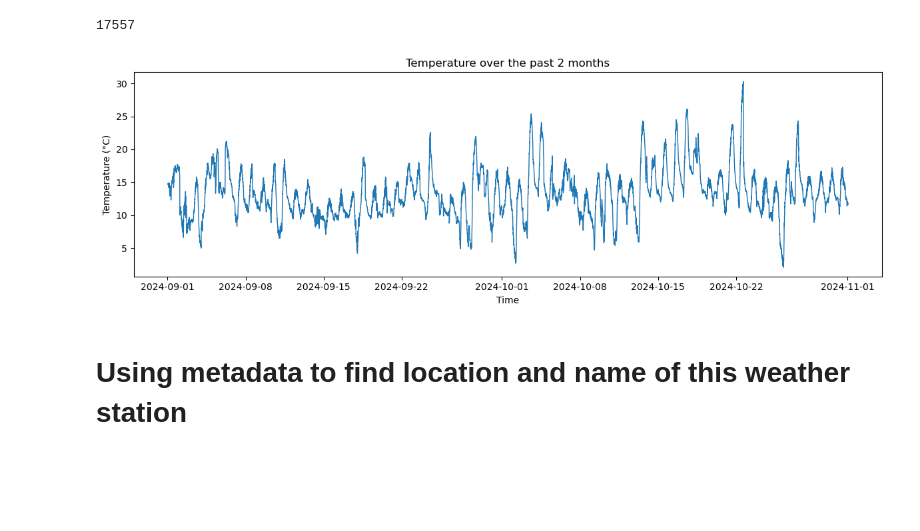
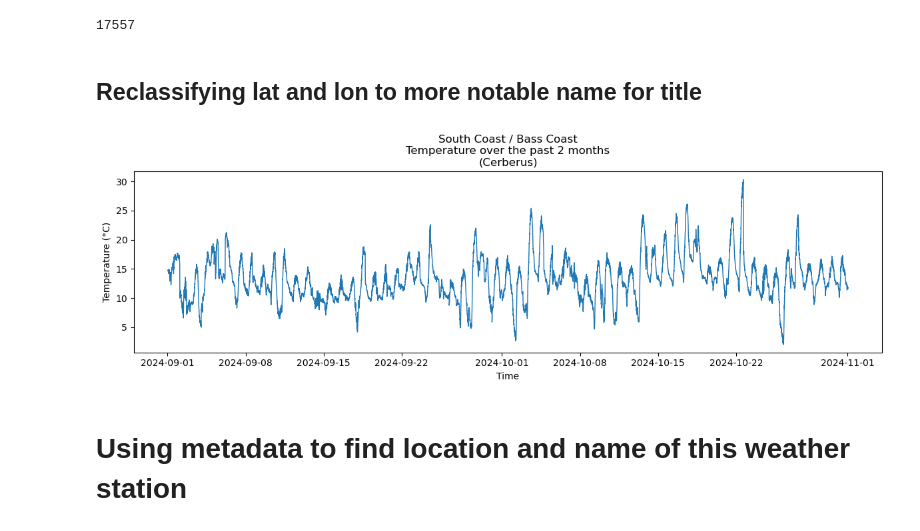
Before and after one commit to 21centuryweather/aus_substation_electricity, a Jupyter notebook: pia_notebooks/QLD_VIC_data/basic_weather_obs_plotting.ipynb, the cells around one changed output. Cells and saved outputs as stored; diff of their text form; code cells hidden in the pictures; blank space fills up the shorter version.

```diff
--- a/pia_notebooks/QLD_VIC_data/basic_weather_obs_plotting.ipynb
+++ b/pia_notebooks/QLD_VIC_data/basic_weather_obs_plotting.ipynb
@@ -71,3 +71,5 @@ df_recent = df[df["timestamp"] >= cutoff]
 len(df_recent)
 # %% [output]
 17557
+# %% [markdown]
+## Reclassifying lat and lon to more notable name for title
@@ -74,20 +89,21 @@ len(df_recent)
 # %%
-#ploting temperature vs time
-import matplotlib.pyplot as plt
-
 plt.figure(figsize=(12, 4))
 plt.plot(
     df_recent["timestamp"],
     df_recent[temp_col],
     linewidth=1
 )
+
 plt.xlabel("Time")
 plt.ylabel("Temperature (°C)")
-plt.title("Temperature over the past 2 months")
+plt.title(
+    f"{area}\nTemperature over the past 2 months\n({clean_name})",
+    loc="center"
+)
 plt.tight_layout()
 plt.show()
 # %% [output]
-[figure, old version]
+[figure, new version]
 # %% [markdown]
 # Using metadata to find location and name of this weather station
 # %%
```
Also changed, not shown: parts of 7 cells of this notebook.
